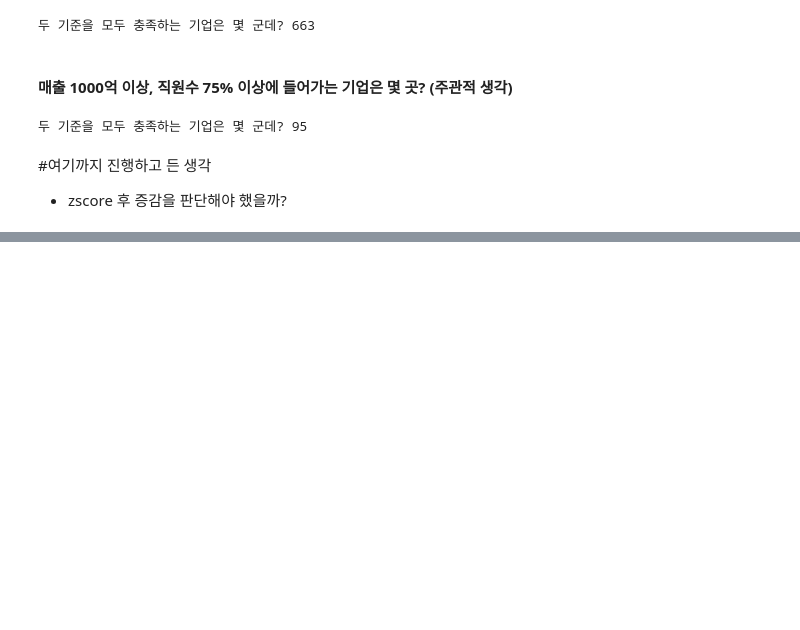
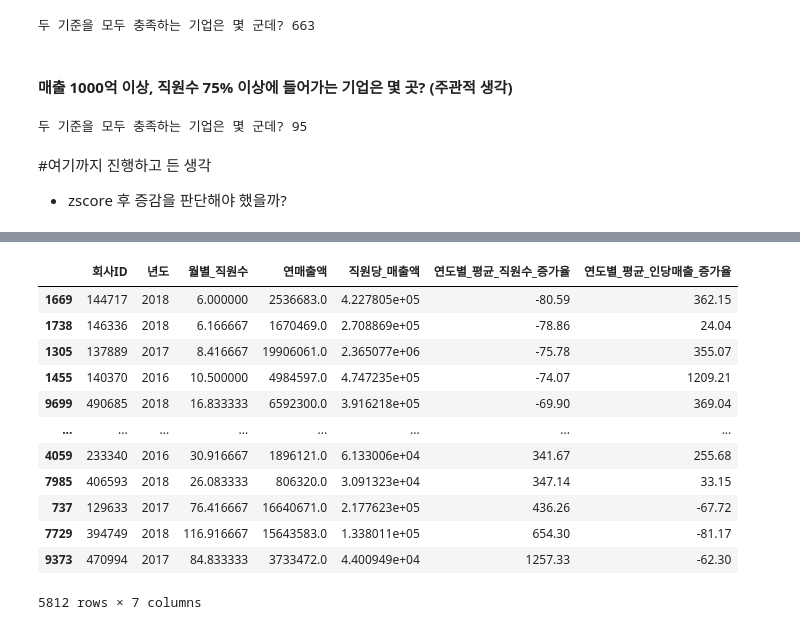
Before and after one commit to cheunx2/team3_wanted_onboarding_2nd, a Jupyter notebook: Week1_고정현/week1_EDA_startup.ipynb, the cells around one changed output, grey strips where cells are left out. Cells and saved outputs as stored; diff of their text form; code cells hidden in the pictures; blank space fills up the shorter version.

```diff
--- a/Week1_고정현/week1_EDA_startup.ipynb
+++ b/Week1_고정현/week1_EDA_startup.ipynb
@@ -279,0 +291,16 @@ employee.head(50)
+# %%
+employee.sort_values(by="연도별_평균_직원수_증가율"ㅡ )
+# %% [output]
+|  | 회사ID | 년도 | 월별_직원수 | 연매출액 | 직원당_매출액 | 연도별_평균_직원수_증가율 | 연도별_평균_인당매출_증가율 |
+| 1669 | 144717 | 2018 | 6.000000 | 2536683.0 | 4.227805e+05 | -80.59 | 362.15 |
+| 1738 | 146336 | 2018 | 6.166667 | 1670469.0 | 2.708869e+05 | -78.86 | 24.04 |
+| 1305 | 137889 | 2017 | 8.416667 | 19906061.0 | 2.365077e+06 | -75.78 | 355.07 |
+| 1455 | 140370 | 2016 | 10.500000 | 4984597.0 | 4.747235e+05 | -74.07 | 1209.21 |
+| 9699 | 490685 | 2018 | 16.833333 | 6592300.0 | 3.916218e+05 | -69.90 | 369.04 |
+| ... | ... | ... | ... | ... | ... | ... | ... |
+| 4059 | 233340 | 2016 | 30.916667 | 1896121.0 | 6.133006e+04 | 341.67 | 255.68 |
+| 7985 | 406593 | 2018 | 26.083333 | 806320.0 | 3.091323e+04 | 347.14 | 33.15 |
+| 737 | 129633 | 2017 | 76.416667 | 16640671.0 | 2.177623e+05 | 436.26 | -67.72 |
+| 7729 | 394749 | 2018 | 116.916667 | 15643583.0 | 1.338011e+05 | 654.30 | -81.17 |
+| 9373 | 470994 | 2017 | 84.833333 | 3733472.0 | 4.400949e+04 | 1257.33 | -62.30 |
+5812 rows × 7 columns
```
Also changed, not shown: parts of 22 cells of this notebook.
